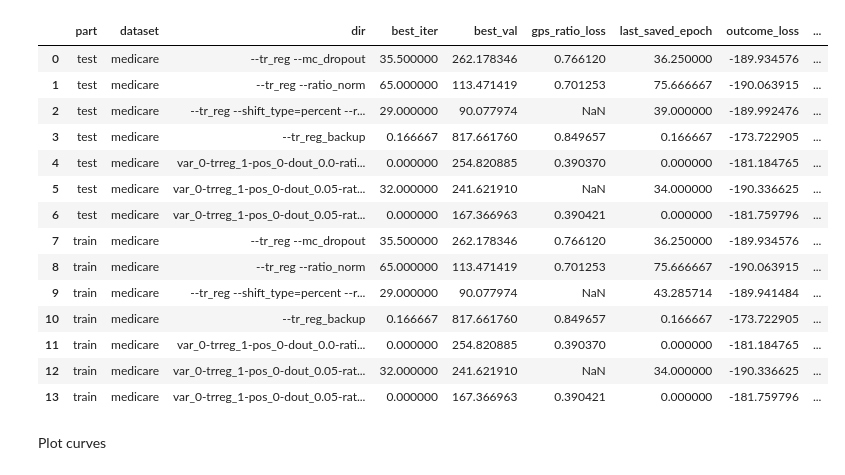
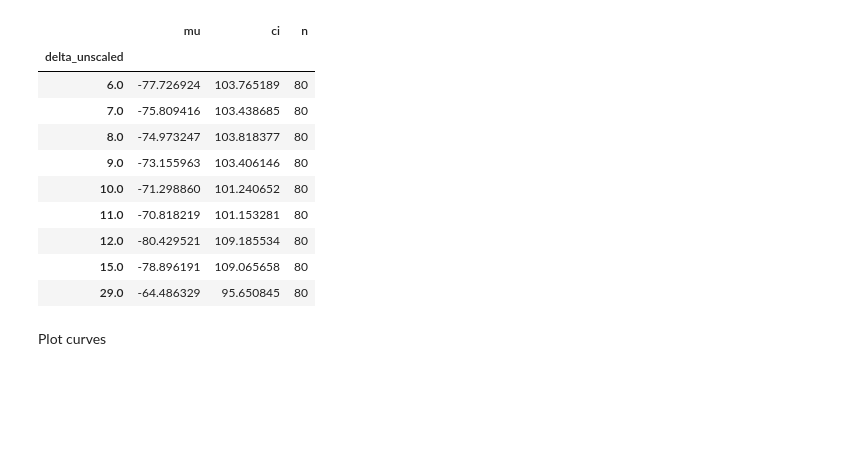
Before and after one commit to NSAPH-Projects/tresnet, a Jupyter notebook: notebooks/medicare_results.ipynb, the cells around one changed output. Drawn from its saved outputs; the diff is of its cells as text; code cells hidden in the pictures; blank space fills up the shorter version.

```diff
--- a/notebooks/medicare_results.ipynb
+++ b/notebooks/medicare_results.ipynb
@@ -9,58 +10,54 @@ import seaborn as sns
 # %%
 
-rdir="results/"
+rdir="results/medicare"
 
-datasets = ["medicare"]
+datasets = ["cutoff"]
 
 results = []
 curves = []
-for part in ("train", "test"):
+# for part in ("train", "test"):
+for part in ("test", ):
     for dset in datasets:
-        dirs =  [d for d in os.listdir(f"../{rdir}/{dset}") if not d.startswith(".")]
+        runs = [d for d in os.listdir(f"../{rdir}/{dset}") if not d.startswith(".")]
+        for seed in runs:
+            try:
+                exp_dir = f"../{rdir}/{dset}/{seed}"
+                with open(f"{exp_dir}/metrics_{part}.yaml", 'r') as io:
+                    metrics = yaml.safe_load(io)
 
-        for dir in dirs:
-            runs = [d for d in os.listdir(f"../{rdir}/{dset}/{dir}") if not d.startswith(".")]
-            for seed in runs:
-                try:
-                    exp_dir = f"../{rdir}/{dset}/{dir}/{seed}"
-                    with open(f"{exp_dir}/metrics_{part}.yaml", 'r') as io:
-                        metrics = yaml.safe_load(io)
+                with open(f"{exp_dir}/config.yaml", 'r') as io:
+                    cfg = yaml.safe_load(io)
+                metrics['seed'] = int(seed)
+                metrics['dataset'] = dset
+                metrics["part"] = part
+                results.append(metrics)
 
-                    with open(f"{exp_dir}/config.yaml", 'r') as io:
-                        cfg = yaml.safe_load(io)
-                    metrics['seed'] = int(seed)
-                    metrics['dataset'] = dset
-                    metrics['dir'] = dir
-                    metrics["part"] = part
-                    results.append(metrics)
-
-                    curve = pd.read_csv(f"{exp_dir}/curve.csv")
-                    curve['seed'] = int(seed)
-                    curve['dir'] = dir
-                    curve['dataset'] = dset
-                    curve["part"] = part
-                    curves.append(curve)
-                except:
-                    pass
+                curve = pd.read_csv(f"{exp_dir}/curve.csv")
+                curve['seed'] = int(seed)
+                curve["part"] = part
+                curve["delta_unscaled"] = np.clip(curve["delta_unscaled"] , 0, 29)
+                curves.append(curve)
+            except:
+                pass
 
 results = pd.DataFrame(results)
-curves = pd.concat(curves)
-
-pd.set_option('display.max_colwidth', -1)
-results.groupby(['part', 'dataset', 'dir']).mean().reset_index()
+all_curves = curves
+curves = pd.concat(all_curves)
+traces = np.stack([D.test_tr_estim.values for D in all_curves], 1)[::-1]
+# C = curves.set_index(['seed'])
+# traces = np.stack([C.loc[ss for s in curves.seed.unique()], -1)
+curve = curves.groupby("delta_unscaled").agg(mu=pd.NamedAgg('train_aipw_estim', 'mean'), ci=pd.NamedAgg('train_aipw_estim', lambda x: 1.96 * x.std() / np.sqrt(len(x)) ), n=pd.NamedAgg('train_aipw_estim', len))
+# results.groupby(['part', 'dataset']).agg(lambda x: f"{x.mean():.3f}+={1.96 * x.std() / np.sqrt(len(x)) :.3f}")
+curve
 # %% [output]
-|  | part | dataset | dir | best_iter | best_val | gps_ratio_loss | last_saved_epoch | outcome_loss | ... |
-| 0 | test | medicare | --tr_reg --mc_dropout | 35.500000 | 262.178346 | 0.766120 | 36.250000 | -189.934576 | ... |
-| 1 | test | medicare | --tr_reg --ratio_norm | 65.000000 | 113.471419 | 0.701253 | 75.666667 | -190.063915 | ... |
-| 2 | test | medicare | --tr_reg --shift_type=percent --r... | 29.000000 | 90.077974 | NaN | 39.000000 | -189.992476 | ... |
-| 3 | test | medicare | --tr_reg_backup | 0.166667 | 817.661760 | 0.849657 | 0.166667 | -173.722905 | ... |
-| 4 | test | medicare | var_0-trreg_1-pos_0-dout_0.0-rati... | 0.000000 | 254.820885 | 0.390370 | 0.000000 | -181.184765 | ... |
-| 5 | test | medicare | var_0-trreg_1-pos_0-dout_0.05-rat... | 32.000000 | 241.621910 | NaN | 34.000000 | -190.336625 | ... |
-| 6 | test | medicare | var_0-trreg_1-pos_0-dout_0.05-rat... | 0.000000 | 167.366963 | 0.390421 | 0.000000 | -181.759796 | ... |
-| 7 | train | medicare | --tr_reg --mc_dropout | 35.500000 | 262.178346 | 0.766120 | 36.250000 | -189.934576 | ... |
-| 8 | train | medicare | --tr_reg --ratio_norm | 65.000000 | 113.471419 | 0.701253 | 75.666667 | -190.063915 | ... |
-| 9 | train | medicare | --tr_reg --shift_type=percent --r... | 29.000000 | 90.077974 | NaN | 43.285714 | -189.941484 | ... |
-| 10 | train | medicare | --tr_reg_backup | 0.166667 | 817.661760 | 0.849657 | 0.166667 | -173.722905 | ... |
-| 11 | train | medicare | var_0-trreg_1-pos_0-dout_0.0-rati... | 0.000000 | 254.820885 | 0.390370 | 0.000000 | -181.184765 | ... |
-| 12 | train | medicare | var_0-trreg_1-pos_0-dout_0.05-rat... | 32.000000 | 241.621910 | NaN | 34.000000 | -190.336625 | ... |
-| 13 | train | medicare | var_0-trreg_1-pos_0-dout_0.05-rat... | 0.000000 | 167.366963 | 0.390421 | 0.000000 | -181.759796 | ... |
+|  | mu | ci | n |
+| delta_unscaled |  |  |  |
+| 6.0 | -77.726924 | 103.765189 | 80 |
+| 7.0 | -75.809416 | 103.438685 | 80 |
+| 8.0 | -74.973247 | 103.818377 | 80 |
+| 9.0 | -73.155963 | 103.406146 | 80 |
+| 10.0 | -71.298860 | 101.240652 | 80 |
+| 11.0 | -70.818219 | 101.153281 | 80 |
+| 12.0 | -80.429521 | 109.185534 | 80 |
+| 15.0 | -78.896191 | 109.065658 | 80 |
+| 29.0 | -64.486329 | 95.650845 | 80 |
```
Also changed, not shown: parts of 11 cells of this notebook, 17 other files.
